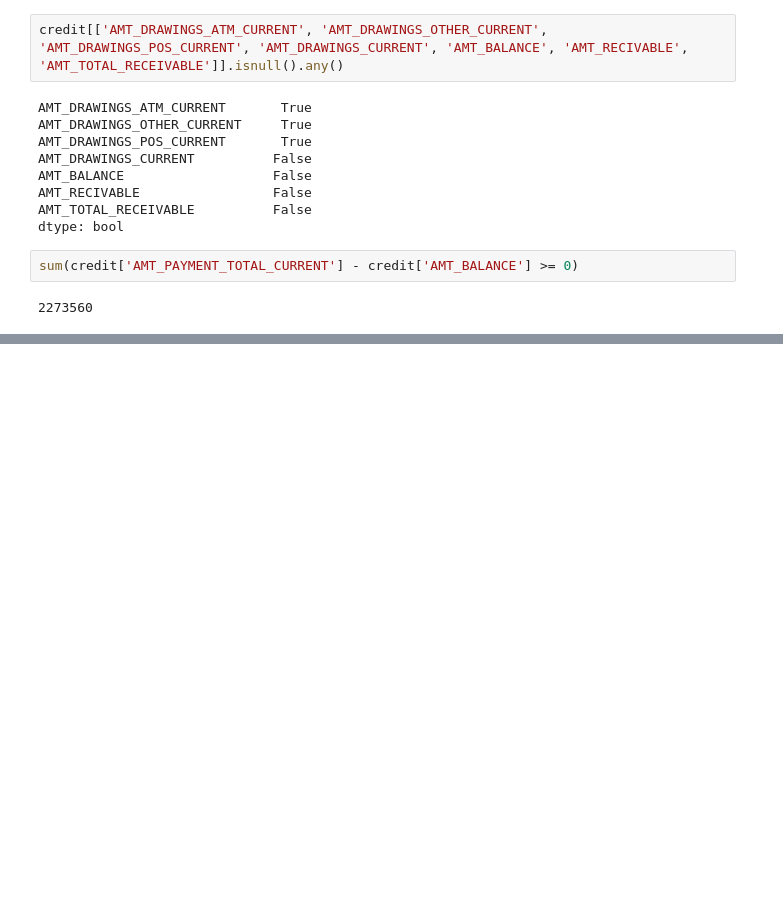
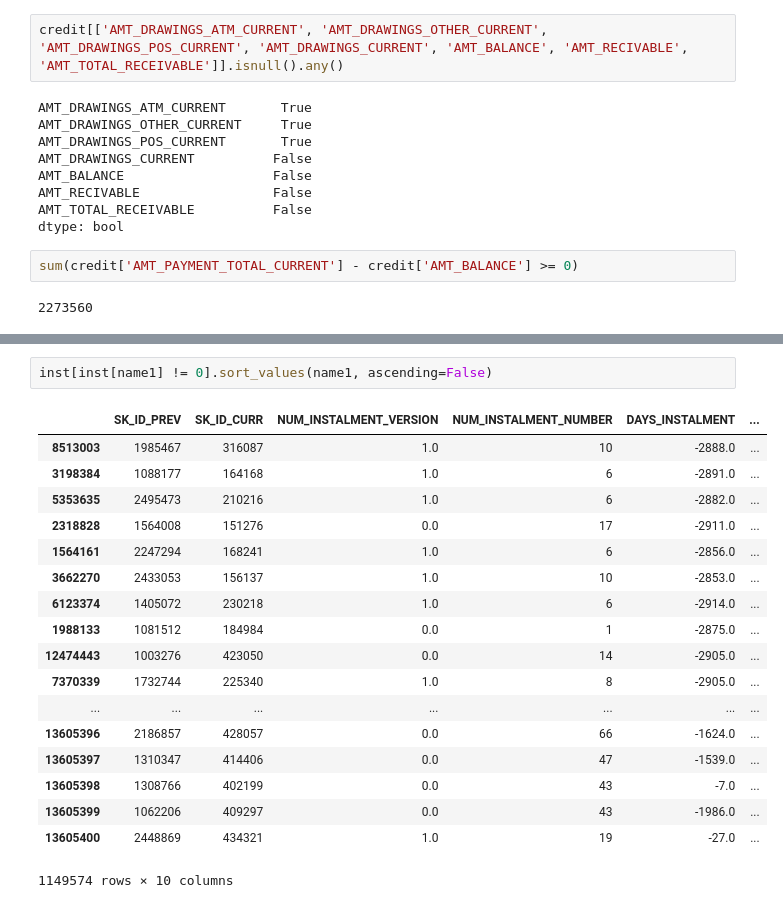
Before and after one commit to wluo-personal/AlphaBoosting, a Jupyter notebook: home_credit/haoyan/test.ipynb, the cells around one changed output, grey strips where cells are left out. Drawn from its saved outputs; the diff is of its cells as text; blank space fills up the shorter version.

```diff
--- a/home_credit/haoyan/test.ipynb
+++ b/home_credit/haoyan/test.ipynb
@@ -206,0 +253,21 @@ sum(credit['AMT_PAYMENT_TOTAL_CURRENT'] - credit['AMT_BALANCE'] >= 0)
+# %%
+inst[inst[name1] != 0].sort_values(name1, ascending=False)
+# %% [output]
+|  | SK_ID_PREV | SK_ID_CURR | NUM_INSTALMENT_VERSION | NUM_INSTALMENT_NUMBER | DAYS_INSTALMENT | ... |
+| 8513003 | 1985467 | 316087 | 1.0 | 10 | -2888.0 | ... |
+| 3198384 | 1088177 | 164168 | 1.0 | 6 | -2891.0 | ... |
+| 5353635 | 2495473 | 210216 | 1.0 | 6 | -2882.0 | ... |
+| 2318828 | 1564008 | 151276 | 0.0 | 17 | -2911.0 | ... |
+| 1564161 | 2247294 | 168241 | 1.0 | 6 | -2856.0 | ... |
+| 3662270 | 2433053 | 156137 | 1.0 | 10 | -2853.0 | ... |
+| 6123374 | 1405072 | 230218 | 1.0 | 6 | -2914.0 | ... |
+| 1988133 | 1081512 | 184984 | 0.0 | 1 | -2875.0 | ... |
+| 12474443 | 1003276 | 423050 | 0.0 | 14 | -2905.0 | ... |
+| 7370339 | 1732744 | 225340 | 1.0 | 8 | -2905.0 | ... |
+| ... | ... | ... | ... | ... | ... | ... |
+| 13605396 | 2186857 | 428057 | 0.0 | 66 | -1624.0 | ... |
+| 13605397 | 1310347 | 414406 | 0.0 | 47 | -1539.0 | ... |
+| 13605398 | 1308766 | 402199 | 0.0 | 43 | -7.0 | ... |
+| 13605399 | 1062206 | 409297 | 0.0 | 43 | -1986.0 | ... |
+| 13605400 | 2448869 | 434321 | 1.0 | 19 | -27.0 | ... |
+1149574 rows × 10 columns
```
Also changed, not shown: parts of 22 cells of this notebook, 3 other files.
